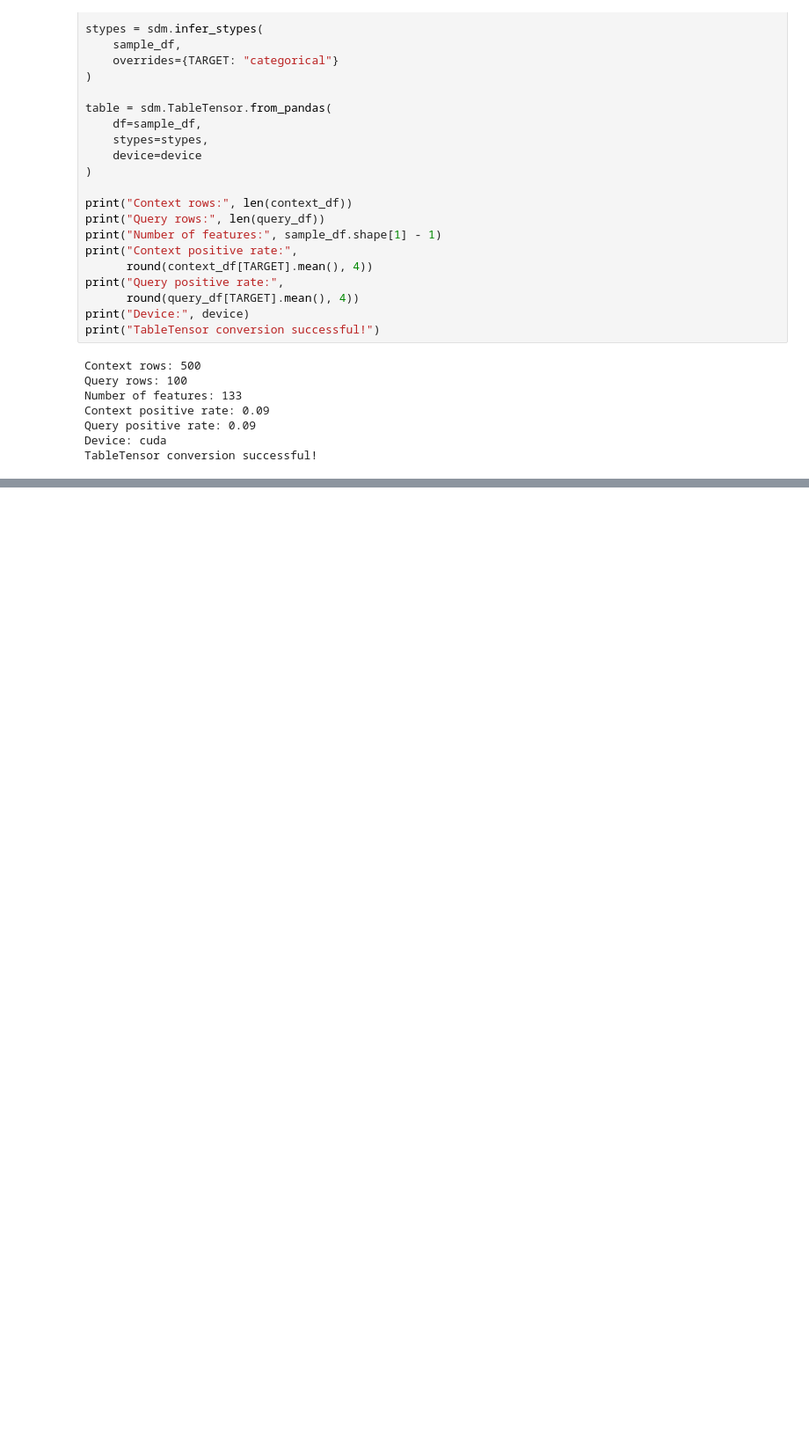
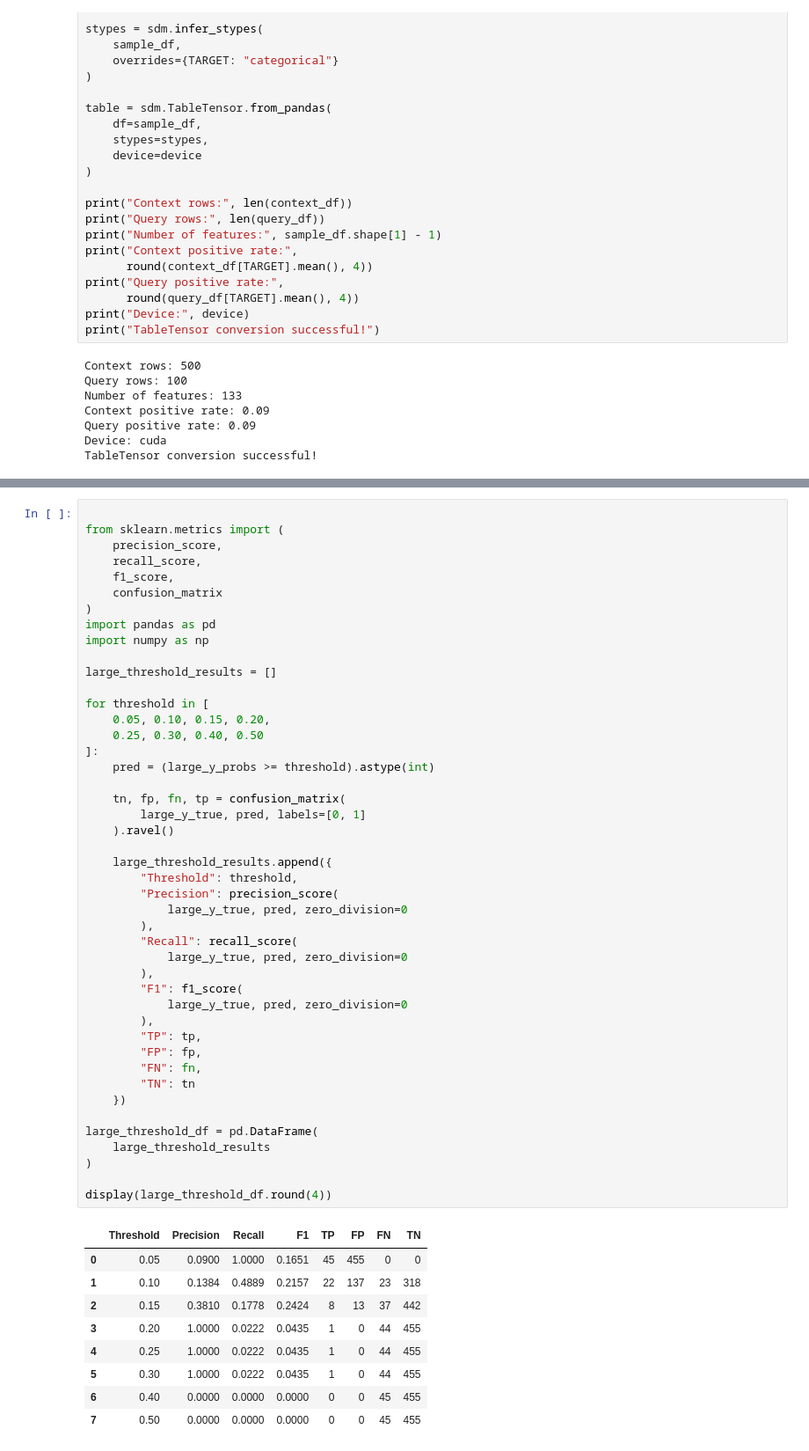
Before and after one commit to bahaali273/COMP9170-Hospital-Readmission, a Jupyter notebook: notebooks/03_kumo_tabular.ipynb, the cells around one changed output, grey strips where cells are left out. Shown at 88% size. Saved outputs shown, nothing was run; the diff lists cells and outputs as text; blank space fills up the shorter version.

Commit message:
Add Kumo-Tabular experiments and independent validation results

```diff
--- a/notebooks/03_kumo_tabular.ipynb
+++ b/notebooks/03_kumo_tabular.ipynb
@@ -222,0 +847,55 @@ TableTensor conversion successful!
+# %%
+
+from sklearn.metrics import (
+    precision_score,
+    recall_score,
+    f1_score,
+    confusion_matrix
+)
+import pandas as pd
+import numpy as np
+
+large_threshold_results = []
+
+for threshold in [
+    0.05, 0.10, 0.15, 0.20,
+    0.25, 0.30, 0.40, 0.50
+]:
+    pred = (large_y_probs >= threshold).astype(int)
+
+    tn, fp, fn, tp = confusion_matrix(
+        large_y_true, pred, labels=[0, 1]
+    ).ravel()
+
+    large_threshold_results.append({
+        "Threshold": threshold,
+        "Precision": precision_score(
+            large_y_true, pred, zero_division=0
+        ),
+        "Recall": recall_score(
+            large_y_true, pred, zero_division=0
+        ),
+        "F1": f1_score(
+            large_y_true, pred, zero_division=0
+        ),
+        "TP": tp,
+        "FP": fp,
+        "FN": fn,
+        "TN": tn
+    })
+
+large_threshold_df = pd.DataFrame(
+    large_threshold_results
+)
+
+display(large_threshold_df.round(4))
+# %% [output]
+|  | Threshold | Precision | Recall | F1 | TP | FP | FN | TN |
+| 0 | 0.05 | 0.0900 | 1.0000 | 0.1651 | 45 | 455 | 0 | 0 |
+| 1 | 0.10 | 0.1384 | 0.4889 | 0.2157 | 22 | 137 | 23 | 318 |
+| 2 | 0.15 | 0.3810 | 0.1778 | 0.2424 | 8 | 13 | 37 | 442 |
+| 3 | 0.20 | 1.0000 | 0.0222 | 0.0435 | 1 | 0 | 44 | 455 |
+| 4 | 0.25 | 1.0000 | 0.0222 | 0.0435 | 1 | 0 | 44 | 455 |
+| 5 | 0.30 | 1.0000 | 0.0222 | 0.0435 | 1 | 0 | 44 | 455 |
+| 6 | 0.40 | 0.0000 | 0.0000 | 0.0000 | 0 | 0 | 45 | 455 |
+| 7 | 0.50 | 0.0000 | 0.0000 | 0.0000 | 0 | 0 | 45 | 455 |
```
Also changed, not shown: parts of 21 cells of this notebook.
